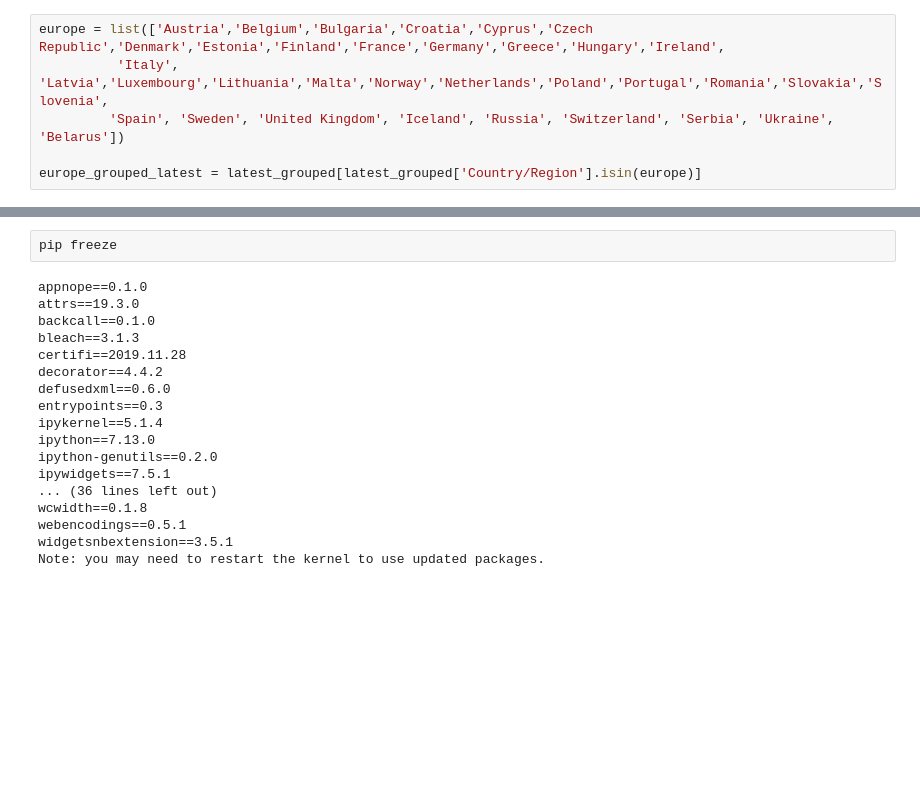
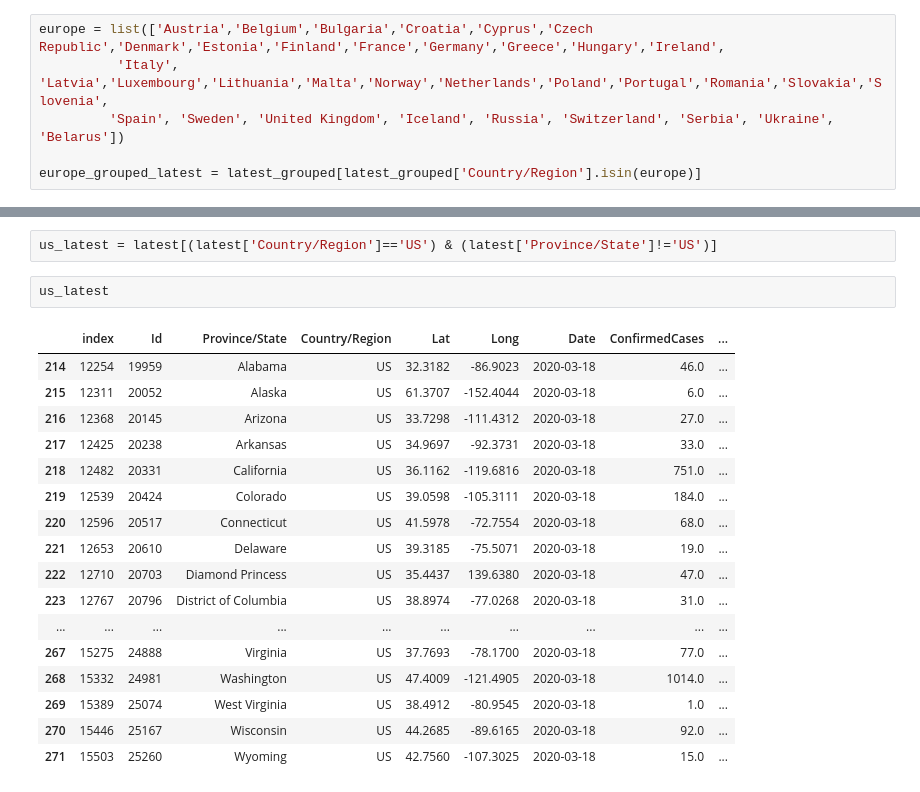
Before and after one commit to minggnim/covid-19-kaggle, a Jupyter notebook: EDA.ipynb, the cells around one changed output, grey strips where cells are left out. Drawn from its saved outputs; the diff is of its cells as text; blank space fills up the shorter version.

```diff
--- a/EDA.ipynb
+++ b/EDA.ipynb
@@ -130,23 +129,25 @@ fig = px.choropleth(europe_grouped_latest, locations="Country/Region",
 fig.show()
 # %% [output]
 [interactive output not drawn]
-# %%
-pip freeze
-# %% [output]
-appnope==0.1.0
-attrs==19.3.0
-backcall==0.1.0
-bleach==3.1.3
-certifi==2019.11.28
-decorator==4.4.2
-defusedxml==0.6.0
-entrypoints==0.3
-ipykernel==5.1.4
-ipython==7.13.0
-ipython-genutils==0.2.0
-ipywidgets==7.5.1
-... (36 lines left out)
-wcwidth==0.1.8
-webencodings==0.5.1
-widgetsnbextension==3.5.1
-Note: you may need to restart the kernel to use updated packages.
+# %%
+us_latest = latest[(latest['Country/Region']=='US') & (latest['Province/State']!='US')]
+# %%
+us_latest
+# %% [output]
+|  | index | Id | Province/State | Country/Region | Lat | Long | Date | ConfirmedCases | ... |
+| 214 | 12254 | 19959 | Alabama | US | 32.3182 | -86.9023 | 2020-03-18 | 46.0 | ... |
+| 215 | 12311 | 20052 | Alaska | US | 61.3707 | -152.4044 | 2020-03-18 | 6.0 | ... |
+| 216 | 12368 | 20145 | Arizona | US | 33.7298 | -111.4312 | 2020-03-18 | 27.0 | ... |
+| 217 | 12425 | 20238 | Arkansas | US | 34.9697 | -92.3731 | 2020-03-18 | 33.0 | ... |
+| 218 | 12482 | 20331 | California | US | 36.1162 | -119.6816 | 2020-03-18 | 751.0 | ... |
+| 219 | 12539 | 20424 | Colorado | US | 39.0598 | -105.3111 | 2020-03-18 | 184.0 | ... |
+| 220 | 12596 | 20517 | Connecticut | US | 41.5978 | -72.7554 | 2020-03-18 | 68.0 | ... |
+| 221 | 12653 | 20610 | Delaware | US | 39.3185 | -75.5071 | 2020-03-18 | 19.0 | ... |
+| 222 | 12710 | 20703 | Diamond Princess | US | 35.4437 | 139.6380 | 2020-03-18 | 47.0 | ... |
+| 223 | 12767 | 20796 | District of Columbia | US | 38.8974 | -77.0268 | 2020-03-18 | 31.0 | ... |
+| ... | ... | ... | ... | ... | ... | ... | ... | ... | ... |
+| 267 | 15275 | 24888 | Virginia | US | 37.7693 | -78.1700 | 2020-03-18 | 77.0 | ... |
+| 268 | 15332 | 24981 | Washington | US | 47.4009 | -121.4905 | 2020-03-18 | 1014.0 | ... |
+| 269 | 15389 | 25074 | West Virginia | US | 38.4912 | -80.9545 | 2020-03-18 | 1.0 | ... |
+| 270 | 15446 | 25167 | Wisconsin | US | 44.2685 | -89.6165 | 2020-03-18 | 92.0 | ... |
+| 271 | 15503 | 25260 | Wyoming | US | 42.7560 | -107.3025 | 2020-03-18 | 15.0 | ... |
```
Also changed, not shown: parts of 3 cells of this notebook, 1 other file.
